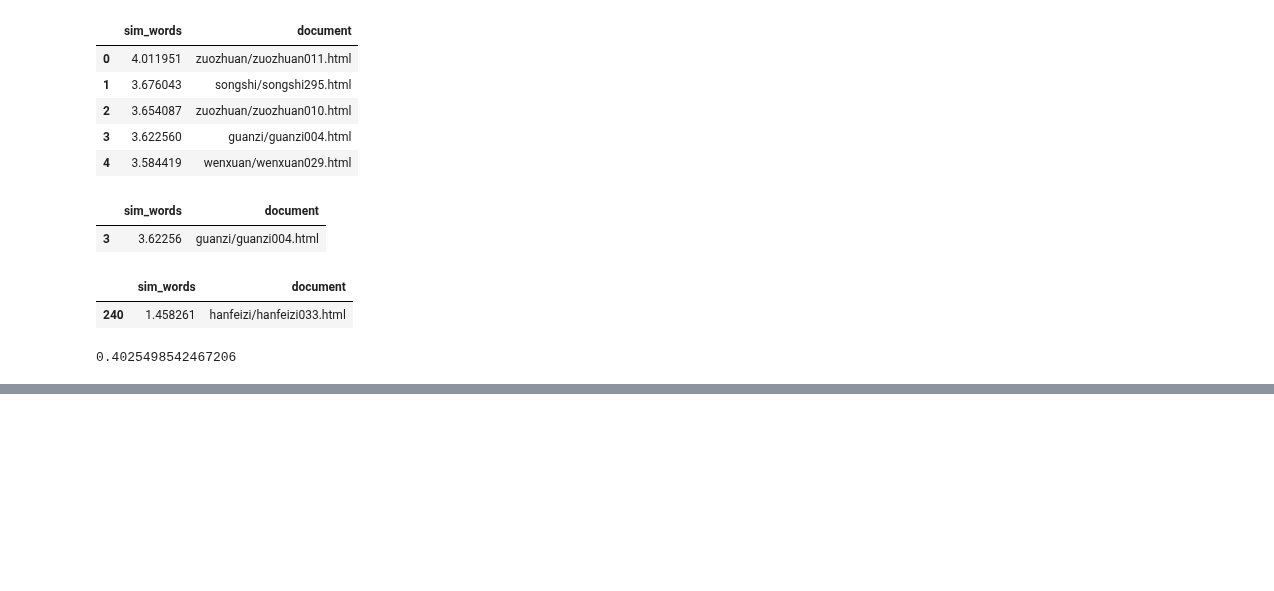
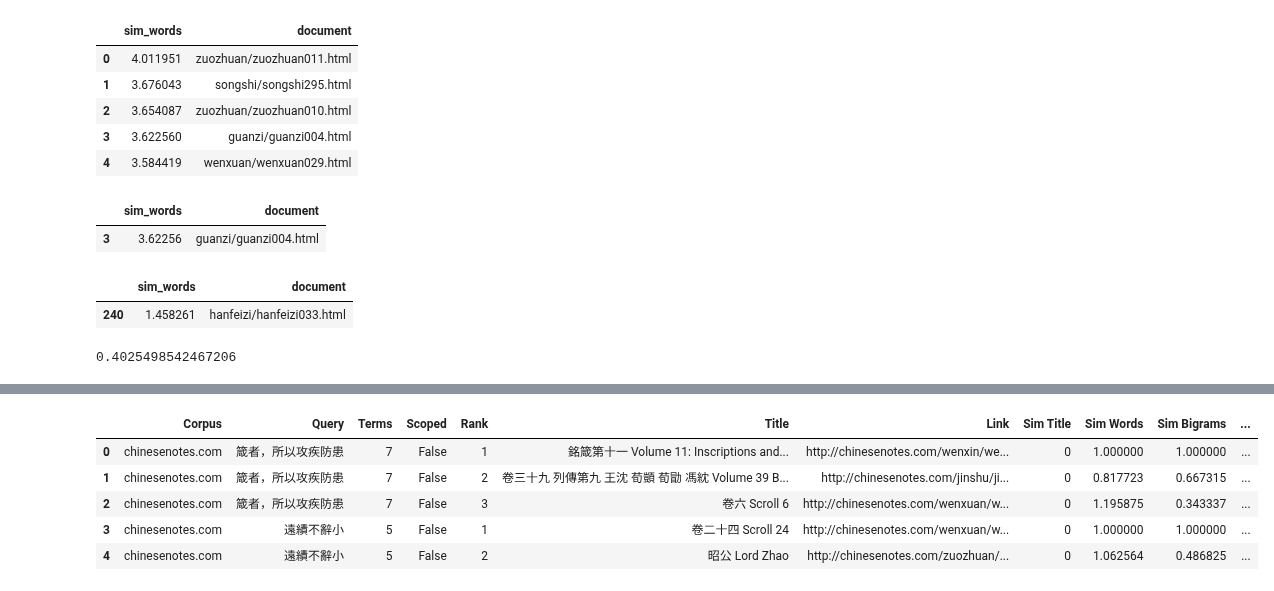
Before and after one commit to alexamies/chinesenotes.com, a Jupyter notebook: colab/querying_cnotes.ipynb, the cells around one changed output, grey strips where cells are left out. Drawn from its saved outputs; the diff is of its cells as text; code cells hidden in the pictures; blank space fills up the shorter version.

```diff
--- a/colab/querying_cnotes.ipynb
+++ b/colab/querying_cnotes.ipynb
@@ -67,0 +86,10 @@ word_freq_df3u[word_freq_df3u['document'] == 'hanfeizi/hanfeizi033.html']
+# %%
+relevance_df = pd.read_csv(fname,sep='\t',skiprows=(0),header=(0))
+relevance_df.head()
+# %% [output]
+|  | Corpus | Query | Terms | Scoped | Rank | Title | Link | Sim Title | Sim Words | Sim Bigrams | ... |
+| 0 | chinesenotes.com | 箴者，所以攻疾防患 | 7 | False | 1 | 銘箴第十一 Volume 11: Inscriptions and... | http://chinesenotes.com/wenxin/we... | 0 | 1.000000 | 1.000000 | ... |
+| 1 | chinesenotes.com | 箴者，所以攻疾防患 | 7 | False | 2 | 卷三十九 列傳第九 王沈 荀顗 荀勖 馮紞 Volume 39 B... | http://chinesenotes.com/jinshu/ji... | 0 | 0.817723 | 0.667315 | ... |
+| 2 | chinesenotes.com | 箴者，所以攻疾防患 | 7 | False | 3 | 卷六 Scroll 6 | http://chinesenotes.com/wenxuan/w... | 0 | 1.195875 | 0.343337 | ... |
+| 3 | chinesenotes.com | 遠績不辭小 | 5 | False | 1 | 卷二十四 Scroll 24 | http://chinesenotes.com/wenxuan/w... | 0 | 1.000000 | 1.000000 | ... |
+| 4 | chinesenotes.com | 遠績不辭小 | 5 | False | 2 | 昭公 Lord Zhao | http://chinesenotes.com/zuozhuan/... | 0 | 1.062564 | 0.486825 | ... |
```
Also changed, not shown: parts of 4 cells of this notebook.
